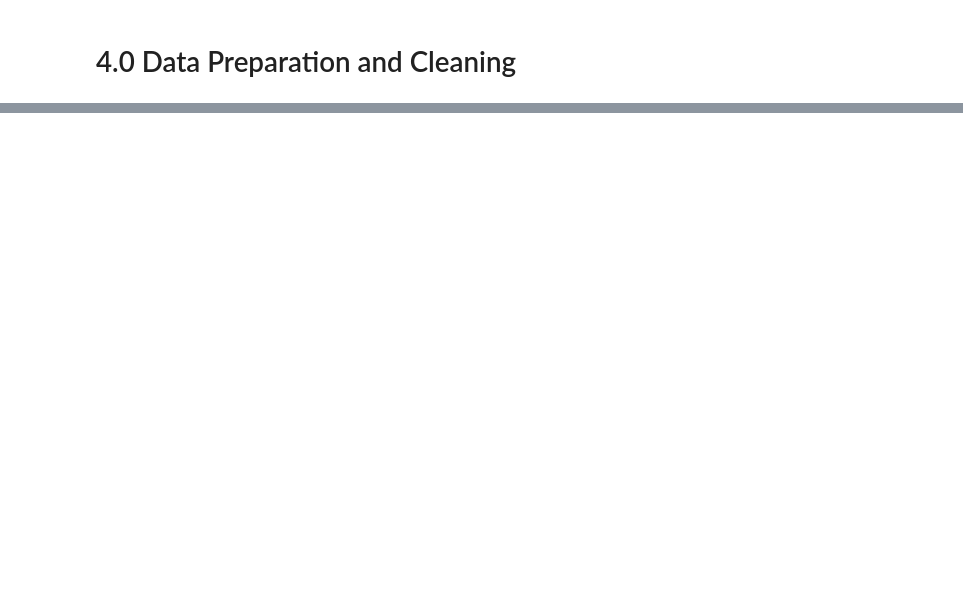
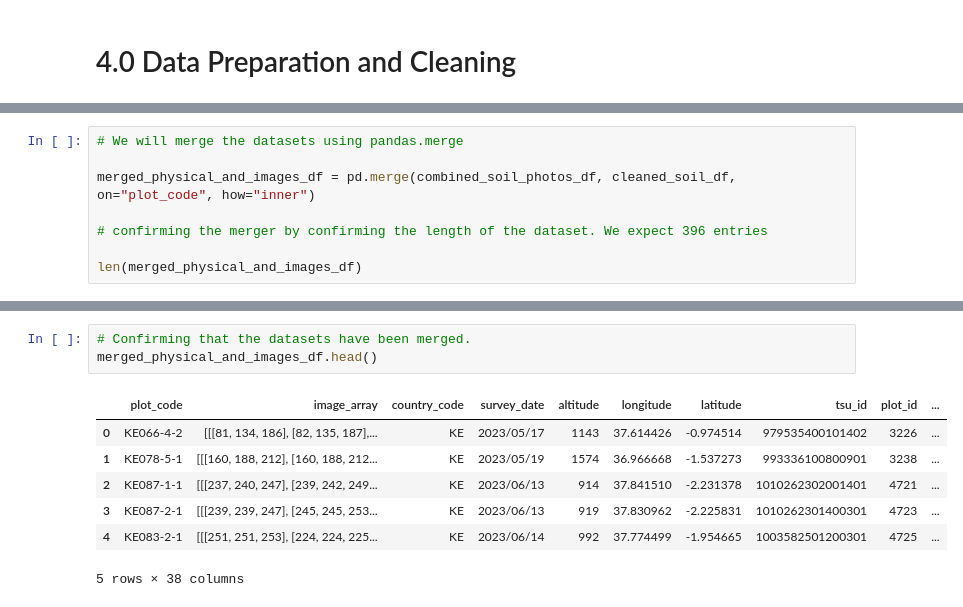
Before and after one commit to thomasamuti-cpu/GrowRight_Afrique, a Jupyter notebook: grow_right_afrique.ipynb, the cells around one changed output, grey strips where cells are left out. Saved outputs shown, nothing was run; the diff lists cells and outputs as text; blank space fills up the shorter version.

```diff
--- a/grow_right_afrique.ipynb
+++ b/grow_right_afrique.ipynb
@@ -103,0 +678,8 @@ Our goal is to merge both datasets using a common 'PLOT CODE' that is shared bet
+# %%
+# We will merge the datasets using pandas.merge
+
+merged_physical_and_images_df = pd.merge(combined_soil_photos_df, cleaned_soil_df, on="plot_code", how="inner")
+
+# confirming the merger by confirming the length of the dataset. We expect 396 entries
+
+len(merged_physical_and_images_df)
@@ -103,0 +704,11 @@ Our goal is to merge both datasets using a common 'PLOT CODE' that is shared bet
+# %%
+# Confirming that the datasets have been merged.
+merged_physical_and_images_df.head()
+# %% [output]
+|  | plot_code | image_array | country_code | survey_date | altitude | longitude | latitude | tsu_id | plot_id | ... |
+| 0 | KE066-4-2 | [[[81, 134, 186], [82, 135, 187],... | KE | 2023/05/17 | 1143 | 37.614426 | -0.974514 | 979535400101402 | 3226 | ... |
+| 1 | KE078-5-1 | [[[160, 188, 212], [160, 188, 212... | KE | 2023/05/19 | 1574 | 36.966668 | -1.537273 | 993336100800901 | 3238 | ... |
+| 2 | KE087-1-1 | [[[237, 240, 247], [239, 242, 249... | KE | 2023/06/13 | 914 | 37.841510 | -2.231378 | 1010262302001401 | 4721 | ... |
+| 3 | KE087-2-1 | [[[239, 239, 247], [245, 245, 253... | KE | 2023/06/13 | 919 | 37.830962 | -2.225831 | 1010262301400301 | 4723 | ... |
+| 4 | KE083-2-1 | [[[251, 251, 253], [224, 224, 225... | KE | 2023/06/14 | 992 | 37.774499 | -1.954665 | 1003582501200301 | 4725 | ... |
+5 rows × 38 columns
```
Also changed, not shown: parts of 49 cells of this notebook, 6 other files.
